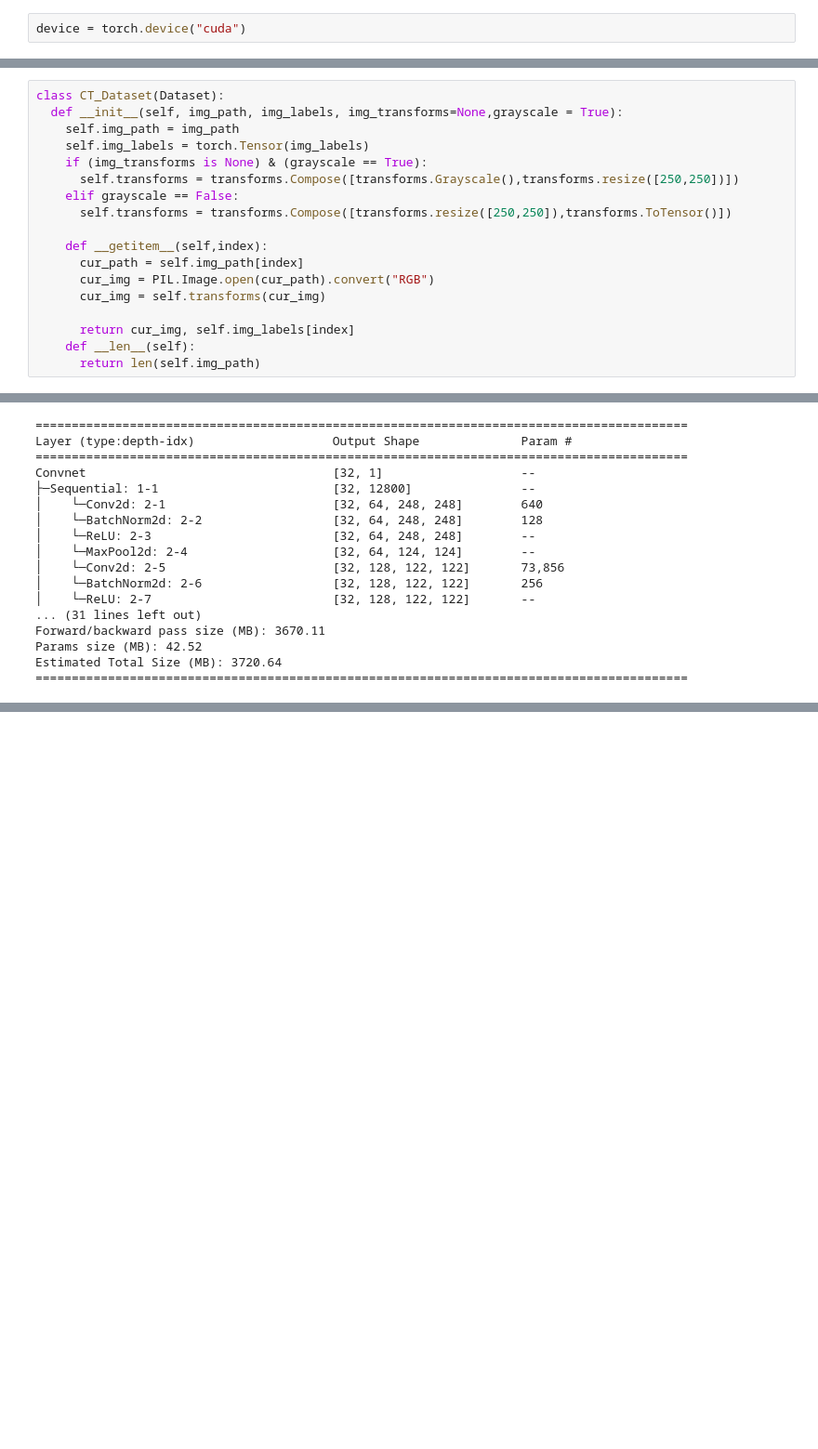
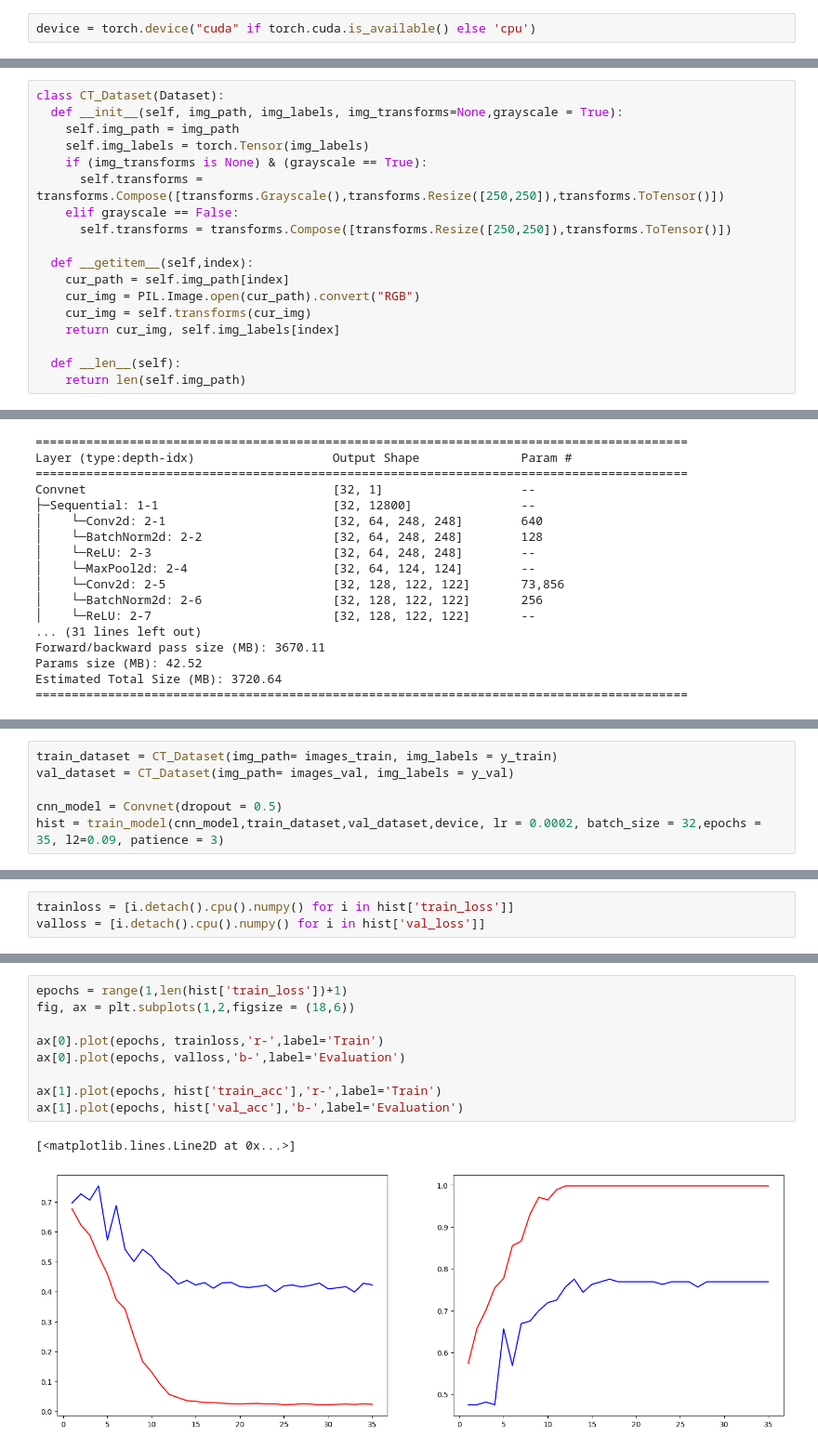
Before and after one commit to Laxminarayen/Datascience-Batch-22, a Jupyter notebook: 29. Convolution Neural Network/Covid19Classification.ipynb, the cells around one changed output, grey strips where cells are left out. Shown at 93% size. Cells and saved outputs as stored; diff of their text form; blank space fills up the shorter version.

```diff
--- a/29. Convolution Neural Network/Covid19Classification.ipynb
+++ b/29. Convolution Neural Network/Covid19Classification.ipynb
@@ -55,7 +55,7 @@ from torchvision.transforms import transforms
 
 import cv2
 # %%
-device = torch.device("cuda")
+device = torch.device("cuda" if torch.cuda.is_available() else 'cpu')
 # %%
 device
 # %% [output]
@@ -116,18 +116,18 @@ class CT_Dataset(Dataset):
     self.img_path = img_path
     self.img_labels = torch.Tensor(img_labels)
     if (img_transforms is None) & (grayscale == True):
-      self.transforms = transforms.Compose([transforms.Grayscale(),transforms.resize([250,250])])
+      self.transforms = transforms.Compose([transforms.Grayscale(),transforms.Resize([250,250]),transforms.ToTensor()])
     elif grayscale == False:
-      self.transforms = transforms.Compose([transforms.resize([250,250]),transforms.ToTensor()])
+      self.transforms = transforms.Compose([transforms.Resize([250,250]),transforms.ToTensor()])
 
-    def __getitem__(self,index):
-      cur_path = self.img_path[index]
-      cur_img = PIL.Image.open(cur_path).convert("RGB")
-      cur_img = self.transforms(cur_img)
+  def __getitem__(self,index):
+    cur_path = self.img_path[index]
+    cur_img = PIL.Image.open(cur_path).convert("RGB")
+    cur_img = self.transforms(cur_img)
+    return cur_img, self.img_labels[index]
 
-      return cur_img, self.img_labels[index]
-    def __len__(self):
-      return len(self.img_path)
+  def __len__(self):
+    return len(self.img_path)
 # %%
 #define CNN Module
 class Convnet(nn.Module):
@@ -200,0 +274,6 @@ Estimated Total Size (MB): 3720.64
+# %%
+train_dataset = CT_Dataset(img_path= images_train, img_labels = y_train)
+val_dataset = CT_Dataset(img_path= images_val, img_labels = y_val)
+
+cnn_model = Convnet(dropout = 0.5)
+hist = train_model(cnn_model,train_dataset,val_dataset,device, lr = 0.0002, batch_size = 32,epochs = 35, l2=0.09, patience = 3)
@@ -200,0 +298,3 @@ Estimated Total Size (MB): 3720.64
+# %%
+trainloss = [i.detach().cpu().numpy() for i in hist['train_loss']]
+valloss = [i.detach().cpu().numpy() for i in hist['val_loss']]
@@ -200,0 +321,12 @@ Estimated Total Size (MB): 3720.64
+# %%
+epochs = range(1,len(hist['train_loss'])+1)
+fig, ax = plt.subplots(1,2,figsize = (18,6))
+
+ax[0].plot(epochs, trainloss,'r-',label='Train')
+ax[0].plot(epochs, valloss,'b-',label='Evaluation')
+
+ax[1].plot(epochs, hist['train_acc'],'r-',label='Train')
+ax[1].plot(epochs, hist['val_acc'],'b-',label='Evaluation')
+# %% [output]
+[<matplotlib.lines.Line2D at 0x...>]
+[figure, added]
```
Also changed, not shown: parts of 3 cells of this notebook.
